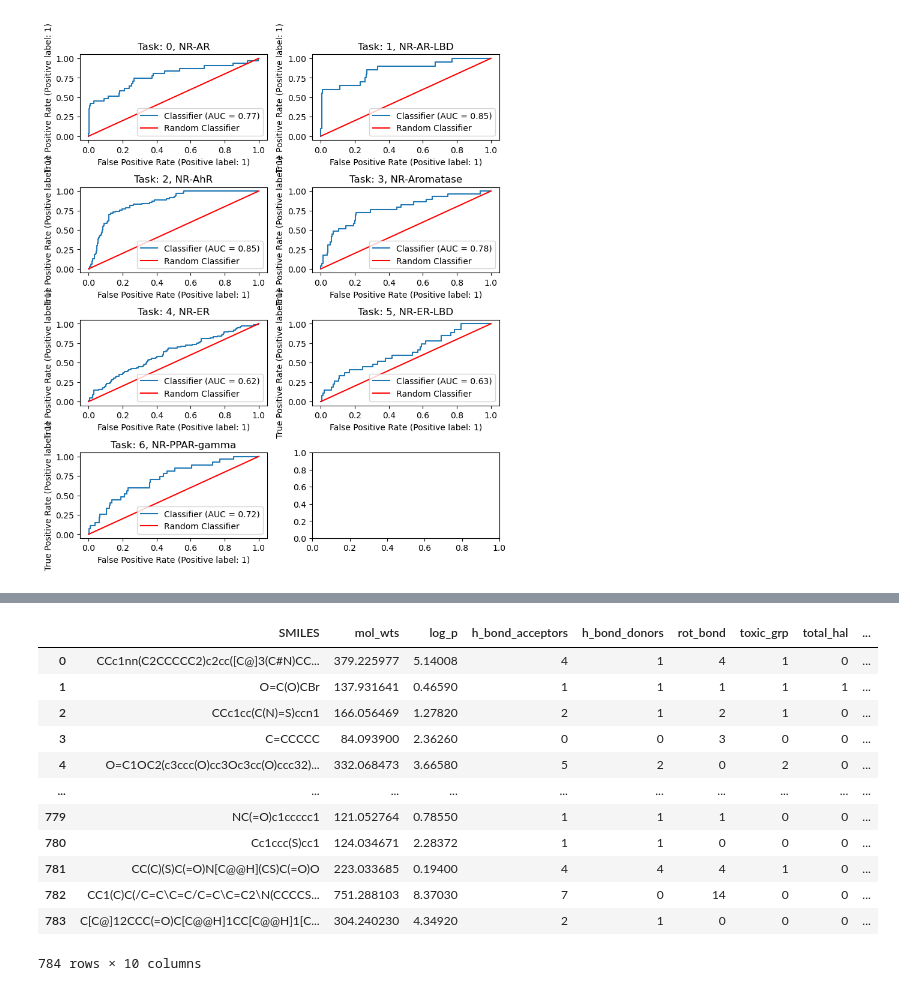
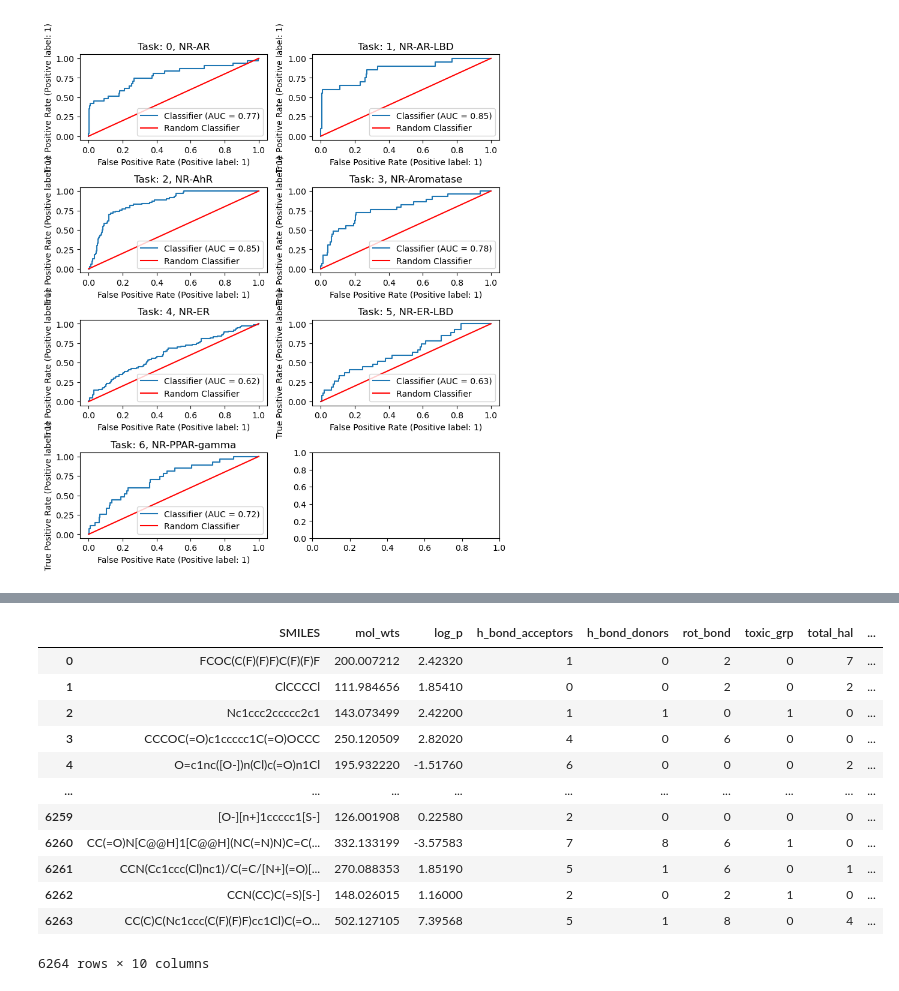
Before and after one commit to Willjterwright/grpA, a Jupyter notebook: TECS PhD ML Rotation Tox21.ipynb, the cells around one changed output, grey strips where cells are left out. Saved outputs shown, nothing was run; the diff lists cells and outputs as text; code cells hidden in the pictures.

```diff
--- a/TECS PhD ML Rotation Tox21.ipynb
+++ b/TECS PhD ML Rotation Tox21.ipynb
@@ -187,7 +187,7 @@ Draw.MolsToGridImage(ms)
 RDKit does not give us just a picture of the molecule, it creates a molecule object:
 # %%
 molecule_number = 20
-formula = SMILES_strings[molecule_number]
+formula = SMILES_strings[3]
 a_molecule = Chem.MolFromSmiles(formula)
 a_molecule
 # %% [output]
@@ -601,7 +607,7 @@ train_dataset, valid_dataset, test_dataset = datasets
 metric = dc.metrics.Metric(dc.metrics.roc_auc_score, np.mean)
 
 
-SMILES_strings = test_dataset.ids
+SMILES_strings = train_dataset.ids
 
 mol = [Chem.MolFromSmiles(formula) for formula in SMILES_strings]
 
@@ -652,7 +658,7 @@ dataframe = pd.DataFrame(data={'SMILES':SMILES_strings,
                                'toxic_grp':toxic_grp,
                                'total_hal':total_hal,
                                'total_heaviest_atoms':heaviest_at,
-                               'tox': test_tox_df['tox_bin']
+                               'tox': tox_df['tox_bin']
                                })
 
 dataframe
@@ -660,13 +667,13 @@ dataframe
 |  | SMILES | mol_wts | log_p | h_bond_acceptors | h_bond_donors | rot_bond | toxic_grp | total_hal | ... |
-| 0 | CCc1nn(C2CCCCC2)c2cc([C@]3(C#N)CC... | 379.225977 | 5.14008 | 4 | 1 | 4 | 1 | 0 | ... |
-| 1 | O=C(O)CBr | 137.931641 | 0.46590 | 1 | 1 | 1 | 1 | 1 | ... |
-| 2 | CCc1cc(C(N)=S)ccn1 | 166.056469 | 1.27820 | 2 | 1 | 2 | 1 | 0 | ... |
-| 3 | C=CCCCC | 84.093900 | 2.36260 | 0 | 0 | 3 | 0 | 0 | ... |
-| 4 | O=C1OC2(c3ccc(O)cc3Oc3cc(O)ccc32)... | 332.068473 | 3.66580 | 5 | 2 | 0 | 2 | 0 | ... |
+| 0 | FCOC(C(F)(F)F)C(F)(F)F | 200.007212 | 2.42320 | 1 | 0 | 2 | 0 | 7 | ... |
+| 1 | ClCCCCl | 111.984656 | 1.85410 | 0 | 0 | 2 | 0 | 2 | ... |
+| 2 | Nc1ccc2ccccc2c1 | 143.073499 | 2.42200 | 1 | 1 | 0 | 1 | 0 | ... |
+| 3 | CCCOC(=O)c1ccccc1C(=O)OCCC | 250.120509 | 2.82020 | 4 | 0 | 6 | 0 | 0 | ... |
+| 4 | O=c1nc([O-])n(Cl)c(=O)n1Cl | 195.932220 | -1.51760 | 6 | 0 | 0 | 0 | 2 | ... |
 | ... | ... | ... | ... | ... | ... | ... | ... | ... | ... |
-| 779 | NC(=O)c1ccccc1 | 121.052764 | 0.78550 | 1 | 1 | 1 | 0 | 0 | ... |
-| 780 | Cc1ccc(S)cc1 | 124.034671 | 2.28372 | 1 | 1 | 0 | 0 | 0 | ... |
-| 781 | CC(C)(S)C(=O)N[C@@H](CS)C(=O)O | 223.033685 | 0.19400 | 4 | 4 | 4 | 1 | 0 | ... |
-| 782 | CC1(C)C(/C=C\C=C/C=C\C=C2\N(CCCCS... | 751.288103 | 8.37030 | 7 | 0 | 14 | 0 | 0 | ... |
-| 783 | C[C@]12CCC(=O)C[C@@H]1CC[C@@H]1[C... | 304.240230 | 4.34920 | 2 | 1 | 0 | 0 | 0 | ... |
+| 6259 | [O-][n+]1ccccc1[S-] | 126.001908 | 0.22580 | 2 | 0 | 0 | 0 | 0 | ... |
+| 6260 | CC(=O)N[C@@H]1[C@@H](NC(=N)N)C=C(... | 332.133199 | -3.57583 | 7 | 8 | 6 | 1 | 0 | ... |
+| 6261 | CCN(Cc1ccc(Cl)nc1)/C(=C/[N+](=O)[... | 270.088353 | 1.85190 | 5 | 1 | 6 | 0 | 1 | ... |
+| 6262 | CCN(CC)C(=S)[S-] | 148.026015 | 1.16000 | 2 | 0 | 2 | 1 | 0 | ... |
+| 6263 | CC(C)C(Nc1ccc(C(F)(F)F)cc1Cl)C(=O... | 502.127105 | 7.39568 | 5 | 1 | 8 | 0 | 4 | ... |
-784 rows × 10 columns
+6264 rows × 10 columns
```
Also changed, not shown: parts of 22 cells of this notebook, 8 other files.
